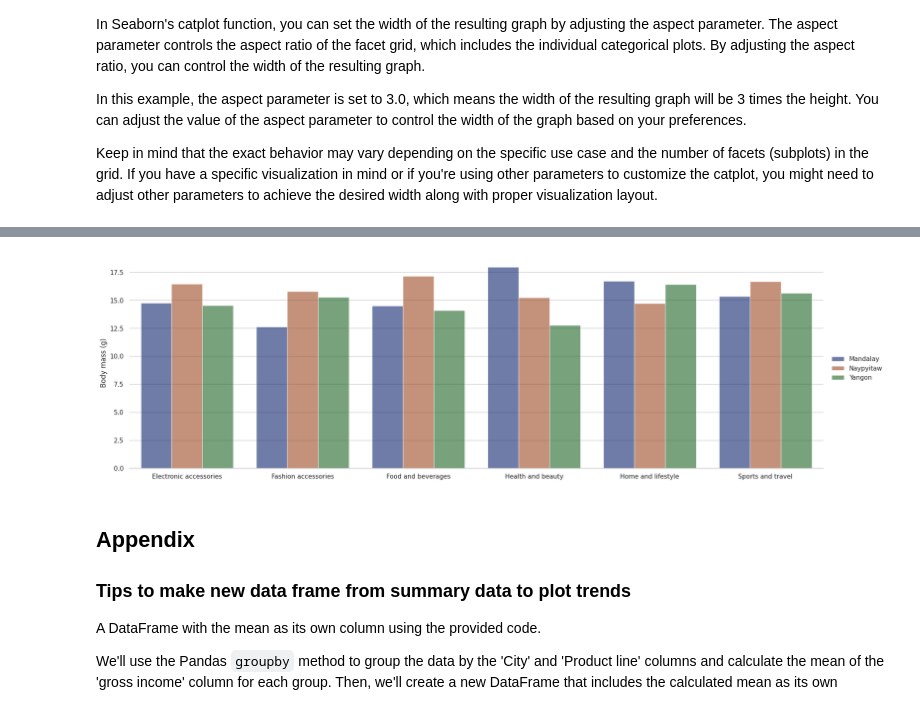
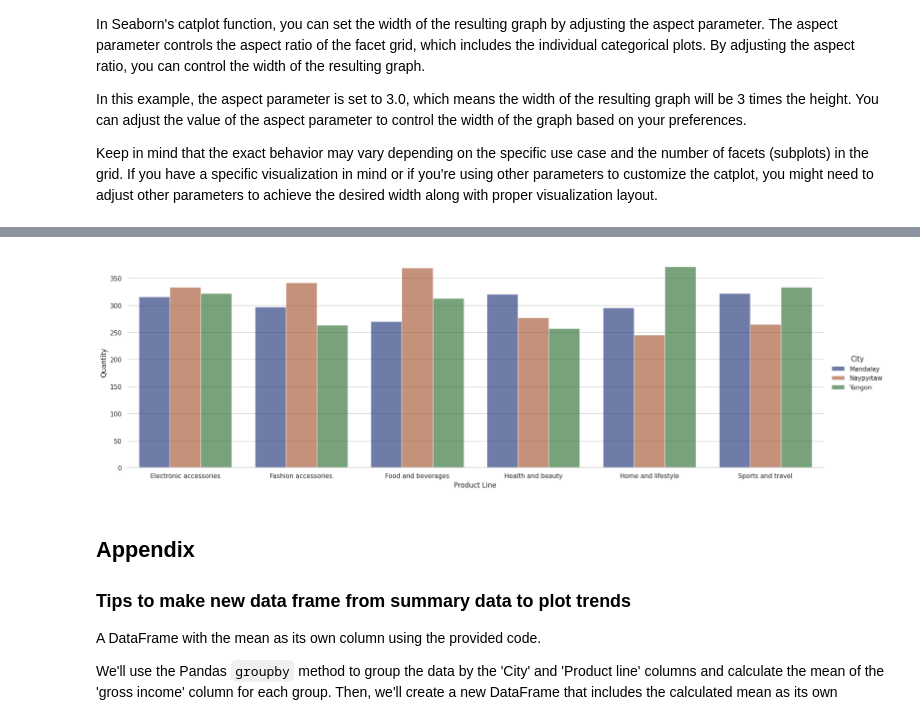
Before and after one commit to codekunoichi/learning-datascience, a Jupyter notebook: pandas/portfolio-projects/prob_1_analyze_sales_data.ipynb, the cells around one changed output, grey strips where cells are left out. Drawn from its saved outputs; the diff is of its cells as text; code cells hidden in the pictures.

Commit message:
Add more plot trends

```diff
--- a/pandas/portfolio-projects/prob_1_analyze_sales_data.ipynb
+++ b/pandas/portfolio-projects/prob_1_analyze_sales_data.ipynb
@@ -206,3 +206,17 @@ In Seaborn's catplot function, you can set the width of the resulting graph by a
 In this example, the aspect parameter is set to 3.0, which means the width of the resulting graph will be 3 times the height. You can adjust the value of the aspect parameter to control the width of the graph based on your preferences.
 
 Keep in mind that the exact behavior may vary depending on the specific use case and the number of facets (subplots) in the grid. If you have a specific visualization in mind or if you're using other parameters to customize the catplot, you might need to adjust other parameters to achieve the desired width along with proper visualization layout.
+# %%
+import seaborn as sns
+sns.set_theme(style="whitegrid")
+
+# Draw a nested barplot by species and sex
+g = sns.catplot(
+    data=result_df, kind="bar",
+    x="Product line", y="mean_gross_income", hue="City",
+    errorbar="sd", palette="dark", alpha=.6, height=6, aspect = 3.0 #
+)
+g.despine(left=True)
+g.set_axis_labels("Product Line", "Gross Income")
+g.legend.set_title("City")
+g.set_titles("Plot product line's mean gross income trend by city")
@@ -208,0 +226,5 @@ Keep in mind that the exact behavior may vary depending on the specific use case
+# %%
+mean_product_total_qty_by_city = sales_data.groupby(['City', 'Product line'])['Quantity'].sum()
+mean_product_total_qty_by_city
+result_sum_df = mean_product_total_qty_by_city.reset_index(name='qty_by_city')
+result_sum_df.head()
@@ -209,18 +238,17 @@ Keep in mind that the exact behavior may vary depending on the specific use case
 # %%
-import seaborn as sns
 sns.set_theme(style="whitegrid")
 
 # Draw a nested barplot by species and sex
 g = sns.catplot(
-    data=result_df, kind="bar",
-    x="Product line", y="mean_gross_income", hue="City",
+    data=result_sum_df, kind="bar",
+    x="Product line", y="qty_by_city", hue="City",
     errorbar="sd", palette="dark", alpha=.6, height=6, aspect = 3.0 #
 )
 g.despine(left=True)
-g.set_axis_labels("", "Body mass (g)")
-g.legend.set_title("")
+g.set_axis_labels("Product Line", "Quantity")
+g.legend.set_title("City")
 # %% [output]
-[figure, old version]
+[figure, new version]
 # %% [markdown]
 ## Appendix
 
```
Also changed, not shown: parts of 3 cells of this notebook.
